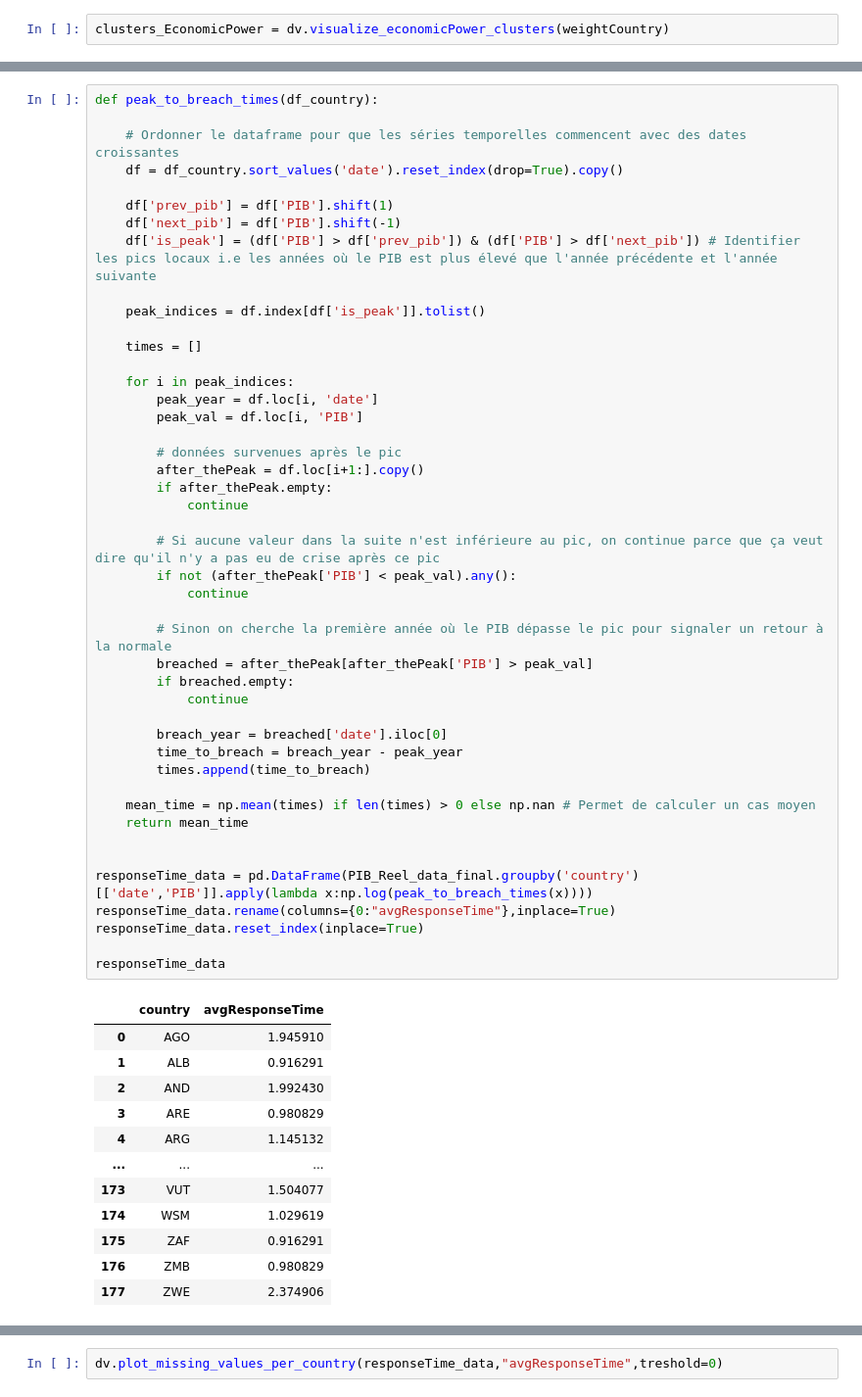
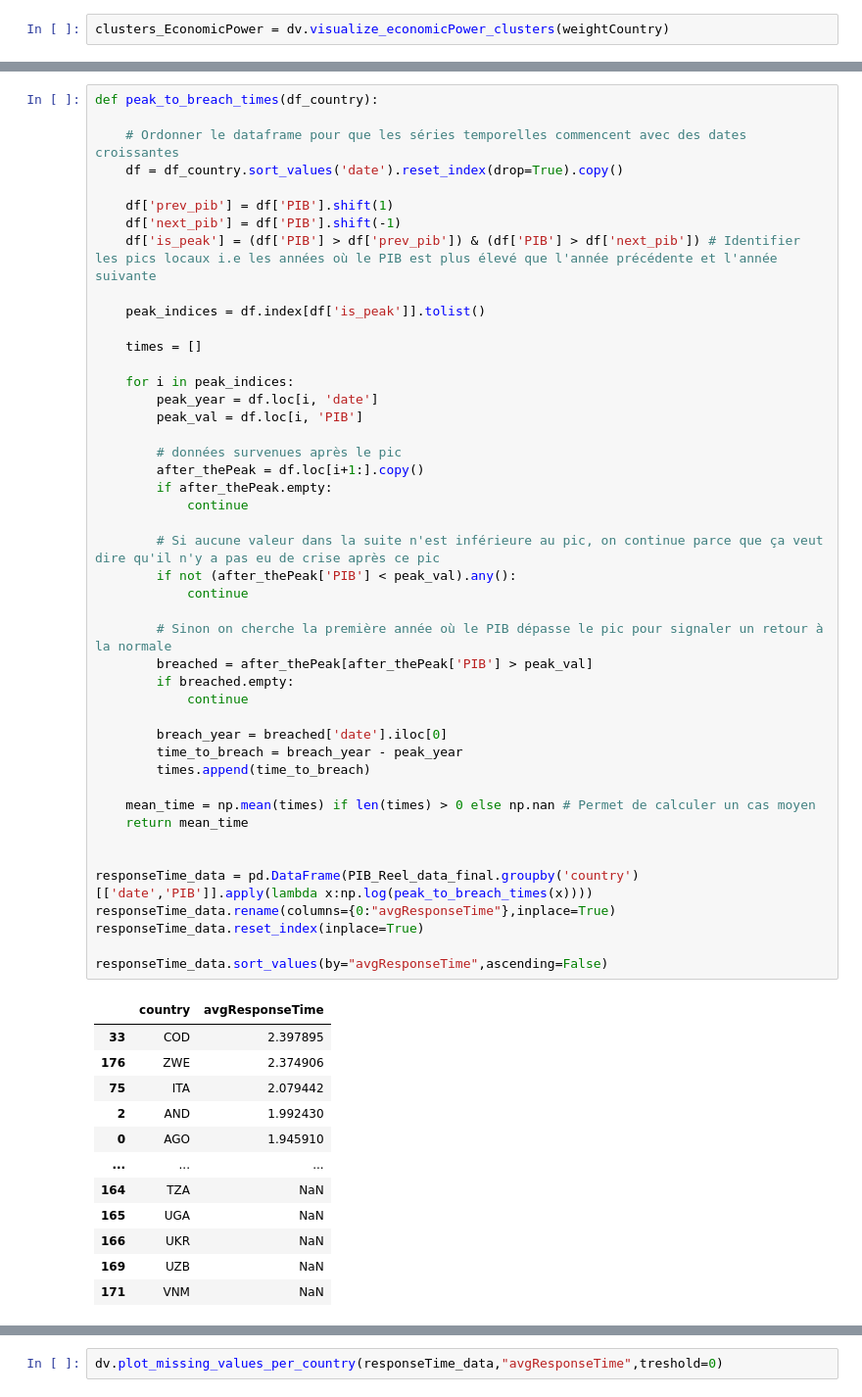
Before and after one commit to nile2304/Data-Science-Project-ENSAE, a Jupyter notebook: main.ipynb, the cells around one changed output, grey strips where cells are left out. Shown at 98% size. Drawn from its saved outputs; the diff is of its cells as text.

```diff
--- a/main.ipynb
+++ b/main.ipynb
@@ -361,42 +456,42 @@ def peak_to_breach_times(df_country):
         peak_val = df.loc[i, 'PIB']
 
         # données survenues après le pic
         after_thePeak = df.loc[i+1:].copy()
         if after_thePeak.empty:
             continue
 
         # Si aucune valeur dans la suite n'est inférieure au pic, on continue parce que ça veut dire qu'il n'y a pas eu de crise après ce pic
         if not (after_thePeak['PIB'] < peak_val).any():
             continue
 
         # Sinon on cherche la première année où le PIB dépasse le pic pour signaler un retour à la normale
         breached = after_thePeak[after_thePeak['PIB'] > peak_val]
         if breached.empty:
             continue
 
         breach_year = breached['date'].iloc[0]
         time_to_breach = breach_year - peak_year
         times.append(time_to_breach)
 
     mean_time = np.mean(times) if len(times) > 0 else np.nan # Permet de calculer un cas moyen
     return mean_time
 
 
 responseTime_data = pd.DataFrame(PIB_Reel_data_final.groupby('country')[['date','PIB']].apply(lambda x:np.log(peak_to_breach_times(x))))
 responseTime_data.rename(columns={0:"avgResponseTime"},inplace=True)
 responseTime_data.reset_index(inplace=True)
 
-responseTime_data
+responseTime_data.sort_values(by="avgResponseTime",ascending=False)
 # %% [output]
 |  | country | avgResponseTime |
+| 33 | COD | 2.397895 |
+| 176 | ZWE | 2.374906 |
+| 75 | ITA | 2.079442 |
+| 2 | AND | 1.992430 |
 | 0 | AGO | 1.945910 |
-| 1 | ALB | 0.916291 |
-| 2 | AND | 1.992430 |
-| 3 | ARE | 0.980829 |
-| 4 | ARG | 1.145132 |
 | ... | ... | ... |
-| 173 | VUT | 1.504077 |
-| 174 | WSM | 1.029619 |
-| 175 | ZAF | 0.916291 |
-| 176 | ZMB | 0.980829 |
-| 177 | ZWE | 2.374906 |
+| 164 | TZA | NaN |
+| 165 | UGA | NaN |
+| 166 | UKR | NaN |
+| 169 | UZB | NaN |
+| 171 | VNM | NaN |
```
Also changed, not shown: parts of 61 cells of this notebook, 2 other files.
